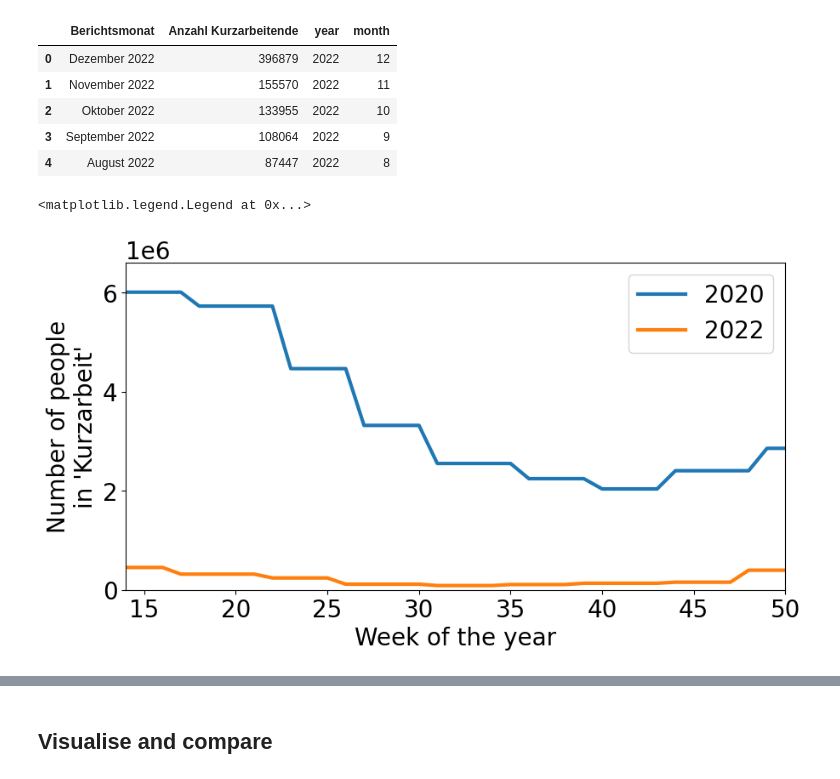
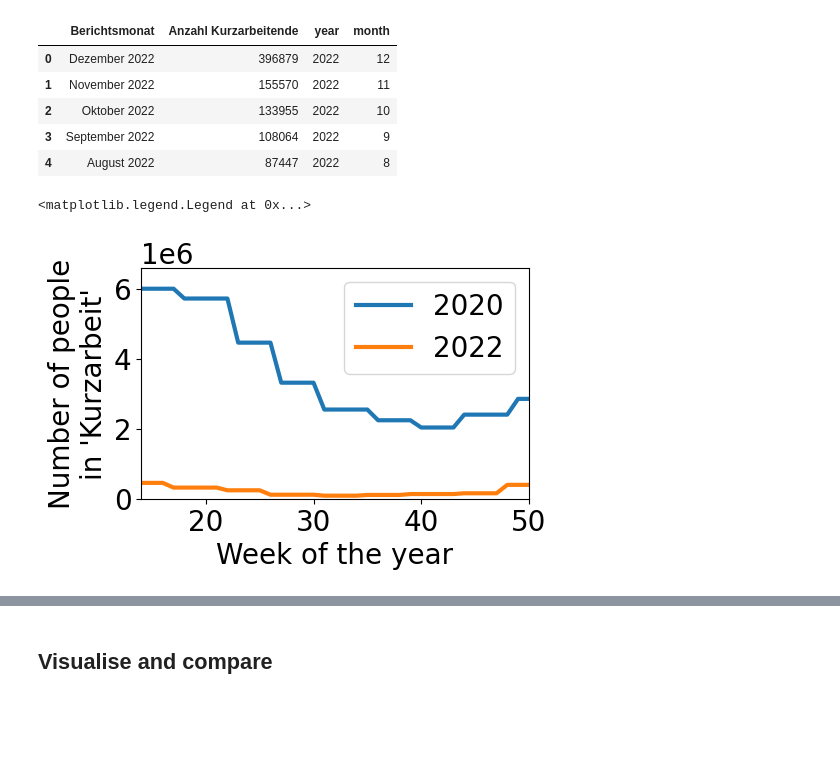
Before and after one commit to Priesemann-Group/mobility_inference, a Jupyter notebook: input_data_analysis.ipynb, the cells around one changed output, grey strips where cells are left out. Drawn from its saved outputs; the diff is of its cells as text; code cells hidden in the pictures; blank space fills up the shorter version.

Commit message:
kurzarbeit included

```diff
--- a/input_data_analysis.ipynb
+++ b/input_data_analysis.ipynb
@@ -611,18 +603,20 @@ df_kurzarbeit_2022 = get_weekly_kurzarbeit(df, mobility_dates_2022_shortened, '2
 # %%
 weeks = mobility_df_2020.week.values
 # plot kurzarbeit for both years
-fig, ax = plt.subplots(figsize=(10, 5))
+fig, ax = plt.subplots(figsize=(5, 3))
 # set linewidth to 3
 lw = 3
-ax.plot(weeks, df_kurzarbeit_2020['Anzahl Kurzarbeitende'].values, label='2020', lw=lw)
-ax.plot(weeks, df_kurzarbeit_2022['Anzahl Kurzarbeitende'].values, label='2022', lw=lw)
+KA_2020 = df_kurzarbeit_2020['Anzahl Kurzarbeitende'].values
+KA_2022 = df_kurzarbeit_2022['Anzahl Kurzarbeitende'].values
+ax.plot(weeks, KA_2020, label='2020', lw=lw)
+ax.plot(weeks, KA_2022, label='2022', lw=lw)
 ax.set_xlabel('Week of the year')
 # set xlim
 ax.set_xlim(weeks[0], weeks[-1])
 # set ylim
 ax.set_ylim(0, 1.1*max(df_kurzarbeit_2020['Anzahl Kurzarbeitende'].values))
 ax.set_ylabel("Number of people\nin 'Kurzarbeit'")
 ax.legend()
 # %% [output]
 <matplotlib.legend.Legend at 0x...>
-[figure, old version]
+[figure, new version]
```
Also changed, not shown: parts of 5 cells of this notebook, 28 other files.
